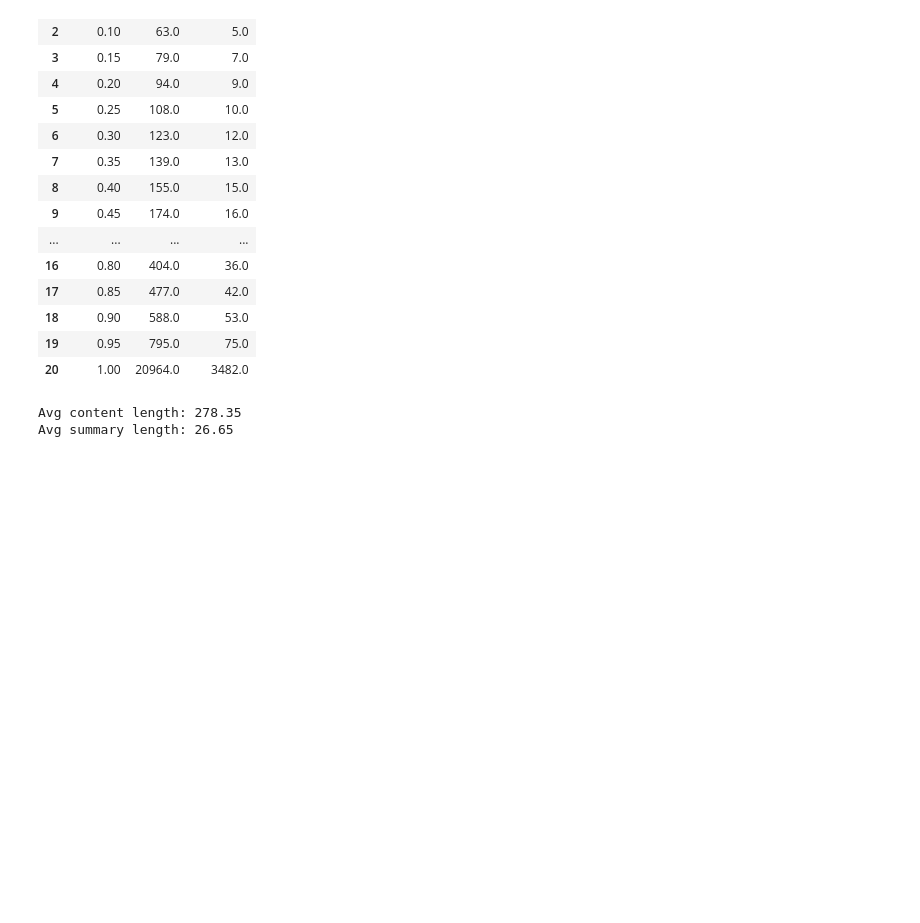
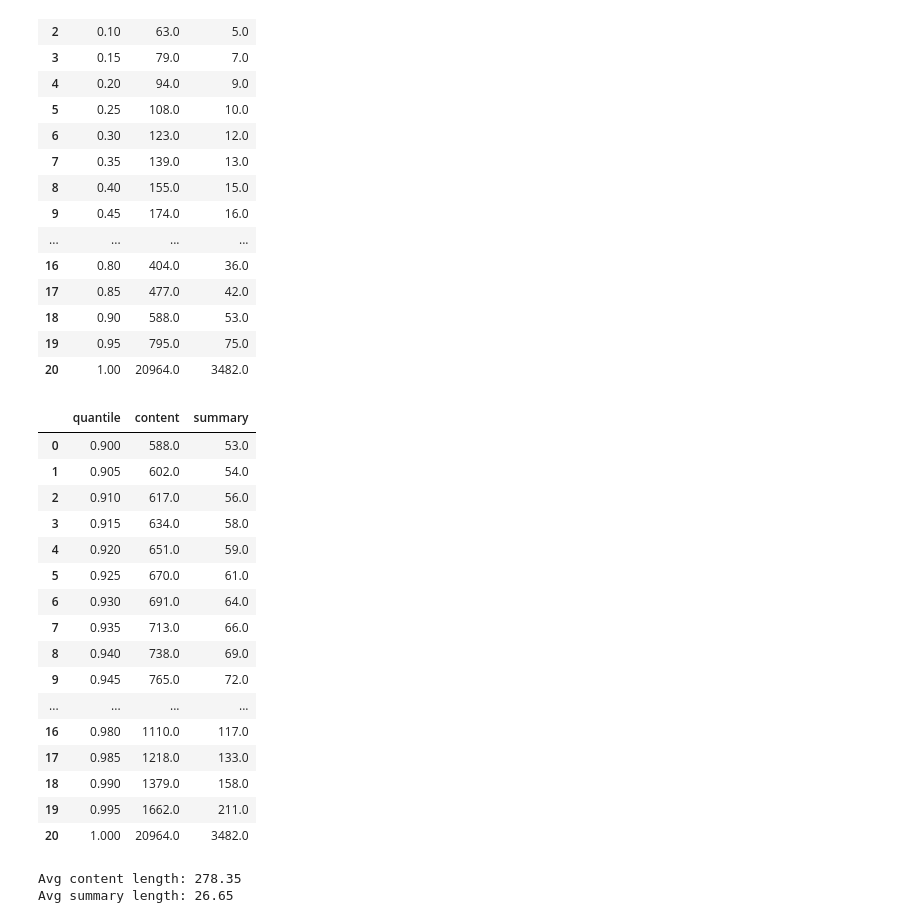
Before and after one commit to trevor-johnson/w266_reddit_summarization, a Jupyter notebook: data_setups/eda.ipynb, the cells around one changed output. Saved outputs shown, nothing was run; the diff lists cells and outputs as text; code cells hidden in the pictures; blank space fills up the shorter version.

```diff
--- a/data_setups/eda.ipynb
+++ b/data_setups/eda.ipynb
@@ -139,6 +139,32 @@ pd.DataFrame({
 | 18 | 0.90 | 588.0 | 53.0 |
 | 19 | 0.95 | 795.0 | 75.0 |
 | 20 | 1.00 | 20964.0 | 3482.0 |
+# %%
+# summary stats
+qtiles = np.linspace(.9,1,21)
+pd.DataFrame({
+    "quantile": qtiles,
+    "content": np.quantile(df['content_total_words'].tolist(), qtiles),
+    'summary': np.quantile(df['summary_total_words'].tolist(), qtiles)
+})
+# %% [output]
+|  | quantile | content | summary |
+| 0 | 0.900 | 588.0 | 53.0 |
+| 1 | 0.905 | 602.0 | 54.0 |
+| 2 | 0.910 | 617.0 | 56.0 |
+| 3 | 0.915 | 634.0 | 58.0 |
+| 4 | 0.920 | 651.0 | 59.0 |
+| 5 | 0.925 | 670.0 | 61.0 |
+| 6 | 0.930 | 691.0 | 64.0 |
+| 7 | 0.935 | 713.0 | 66.0 |
+| 8 | 0.940 | 738.0 | 69.0 |
+| 9 | 0.945 | 765.0 | 72.0 |
+| ... | ... | ... | ... |
+| 16 | 0.980 | 1110.0 | 117.0 |
+| 17 | 0.985 | 1218.0 | 133.0 |
+| 18 | 0.990 | 1379.0 | 158.0 |
+| 19 | 0.995 | 1662.0 | 211.0 |
+| 20 | 1.000 | 20964.0 | 3482.0 |
 # %%
 x1 = np.mean(df['content_total_words'])
 x2 = np.mean(df['summary_total_words'])
```
Also changed, not shown: parts of 4 cells of this notebook, 4 other files.
